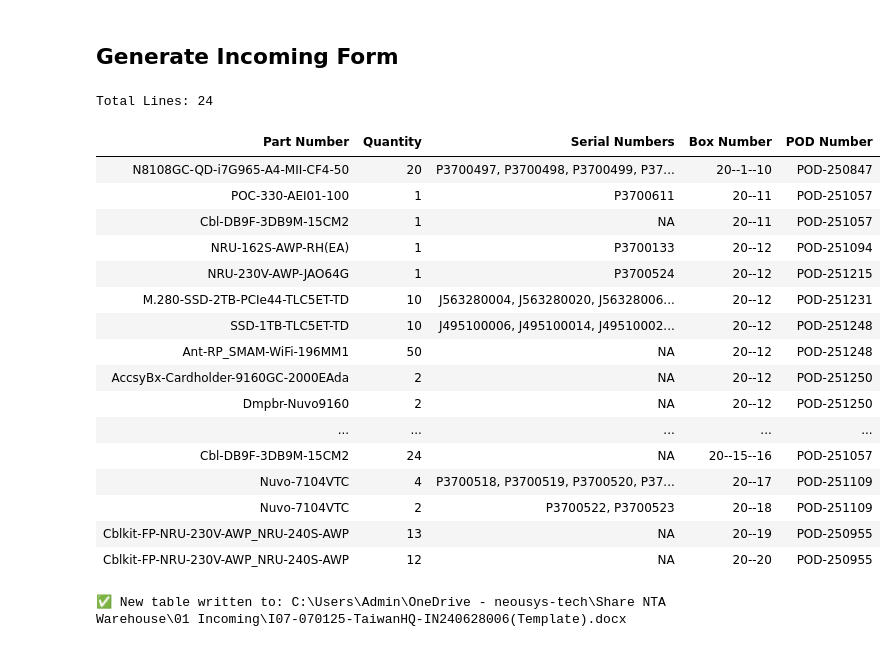
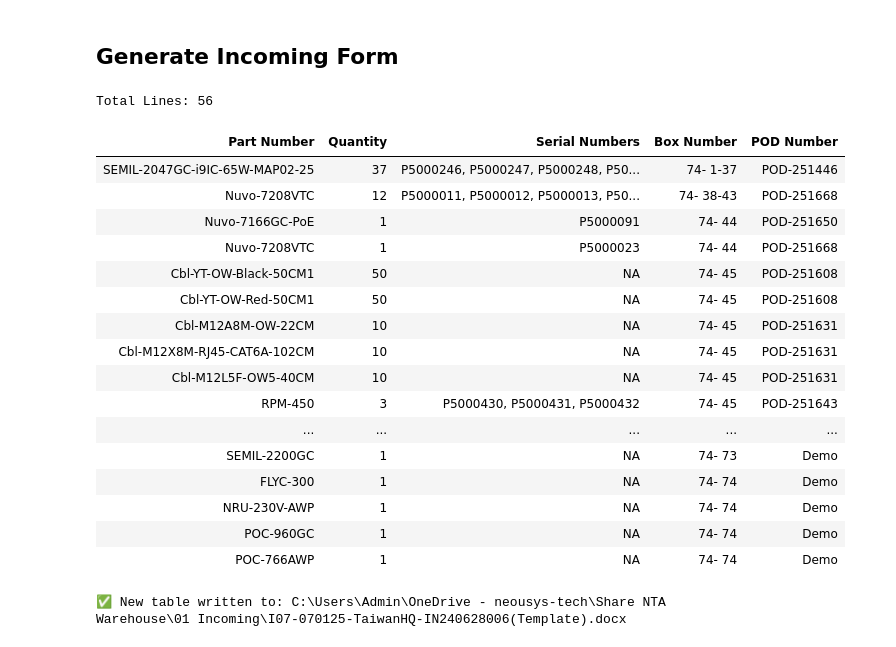
Before and after one commit to playoung2818/Receiving_Automate, a Jupyter notebook: Receiving Process.ipynb, the cells around one changed output. Cells and saved outputs as stored; diff of their text form; code cells hidden in the pictures.

```diff
--- a/Receiving Process.ipynb
+++ b/Receiving Process.ipynb
@@ -245,7 +245,9 @@ Total Items: 51
 # %% [markdown]
 # Packinglist Extraction
+# %%
+PL_path = r"C:\Users\Admin\OneDrive - neousys-tech\Desktop\Invoice\PL_8000155_NTA.pdf"
 # %%
-with pdfplumber.open(pdf_path) as pdf:
+with pdfplumber.open(PL_path) as pdf:
     for page in pdf.pages:
         print(page.extract_text())
 # %% [output]
@@ -591,7 +695,7 @@ class ReceivingLog(db.Model):
 
 # Query the database inside the app context
 with app.app_context():
-    rows = ReceivingLog.query.filter_by(invoice_number='IN250917003').all()
+    rows = ReceivingLog.query.filter_by(invoice_number='IN251217002').all()
 
     df = pd.DataFrame([{
         "Part Number": r.part_number,
@@ -618,49 +722,49 @@ grp = (
     .reset_index(drop=True)
 )
 
 # Step 2: Build a serial number map per group (ignore exact duplicates, but keep 'NA')
 serial_map = (
     df.groupby(["Box Number", "Part Number", "POD Number"])["Serial Number"]
     .apply(lambda x: ", ".join(x.astype(str).dropna().unique()))
     .reset_index()
     .rename(columns={"Serial Number": "Serial Numbers"})
 )
 
 # Step 3: Merge serial numbers into the main grouped result
 grp_with_serials = grp.merge(
     serial_map,
     on=["Box Number", "Part Number", "POD Number"],
     how="left"
 )
 
 # Step 4: Reorder columns (optional)
 grp_with_serials = grp_with_serials[
     ["Part Number", "Quantity", "Serial Numbers", "Box Number", "POD Number"]
 ]
 
 print(f'Total Lines:', len(grp_with_serials))
 
 # Step 5: Display in Jupyter notebook
 from IPython.display import display, HTML
 display(HTML(grp_with_serials.to_html(index=False)))
 # %% [output]
-Total Lines: 24
+Total Lines: 56
 | Part Number | Quantity | Serial Numbers | Box Number | POD Number |
-| N8108GC-QD-i7G965-A4-MII-CF4-50 | 20 | P3700497, P3700498, P3700499, P37... | 20--1--10 | POD-250847 |
-| POC-330-AEI01-100 | 1 | P3700611 | 20--11 | POD-251057 |
-| Cbl-DB9F-3DB9M-15CM2 | 1 | NA | 20--11 | POD-251057 |
-| NRU-162S-AWP-RH(EA) | 1 | P3700133 | 20--12 | POD-251094 |
-| NRU-230V-AWP-JAO64G | 1 | P3700524 | 20--12 | POD-251215 |
-| M.280-SSD-2TB-PCIe44-TLC5ET-TD | 10 | J563280004, J563280020, J56328006... | 20--12 | POD-251231 |
-| SSD-1TB-TLC5ET-TD | 10 | J495100006, J495100014, J49510002... | 20--12 | POD-251248 |
-| Ant-RP_SMAM-WiFi-196MM1 | 50 | NA | 20--12 | POD-251248 |
-| AccsyBx-Cardholder-9160GC-2000EAda | 2 | NA | 20--12 | POD-251250 |
-| Dmpbr-Nuvo9160 | 2 | NA | 20--12 | POD-251250 |
+| SEMIL-2047GC-i9IC-65W-MAP02-25 | 37 | P5000246, P5000247, P5000248, P50... | 74- 1-37 | POD-251446 |
+| Nuvo-7208VTC | 12 | P5000011, P5000012, P5000013, P50... | 74- 38-43 | POD-251668 |
+| Nuvo-7166GC-PoE | 1 | P5000091 | 74- 44 | POD-251650 |
+| Nuvo-7208VTC | 1 | P5000023 | 74- 44 | POD-251668 |
+| Cbl-YT-OW-Black-50CM1 | 50 | NA | 74- 45 | POD-251608 |
+| Cbl-YT-OW-Red-50CM1 | 50 | NA | 74- 45 | POD-251608 |
+| Cbl-M12A8M-OW-22CM | 10 | NA | 74- 45 | POD-251631 |
+| Cbl-M12X8M-RJ45-CAT6A-102CM | 10 | NA | 74- 45 | POD-251631 |
+| Cbl-M12L5F-OW5-40CM | 10 | NA | 74- 45 | POD-251631 |
+| RPM-450 | 3 | P5000430, P5000431, P5000432 | 74- 45 | POD-251643 |
 | ... | ... | ... | ... | ... |
-| Cbl-DB9F-3DB9M-15CM2 | 24 | NA | 20--15--16 | POD-251057 |
-| Nuvo-7104VTC | 4 | P3700518, P3700519, P3700520, P37... | 20--17 | POD-251109 |
-| Nuvo-7104VTC | 2 | P3700522, P3700523 | 20--18 | POD-251109 |
-| Cblkit-FP-NRU-230V-AWP_NRU-240S-AWP | 13 | NA | 20--19 | POD-250955 |
-| Cblkit-FP-NRU-230V-AWP_NRU-240S-AWP | 12 | NA | 20--20 | POD-250955 |
+| SEMIL-2200GC | 1 | NA | 74- 73 | Demo |
+| FLYC-300 | 1 | NA | 74- 74 | Demo |
+| NRU-230V-AWP | 1 | NA | 74- 74 | Demo |
+| POC-960GC | 1 | NA | 74- 74 | Demo |
+| POC-766AWP | 1 | NA | 74- 74 | Demo |
 # %%
 from docx import Document
```
Also changed, not shown: parts of 7 cells of this notebook.
